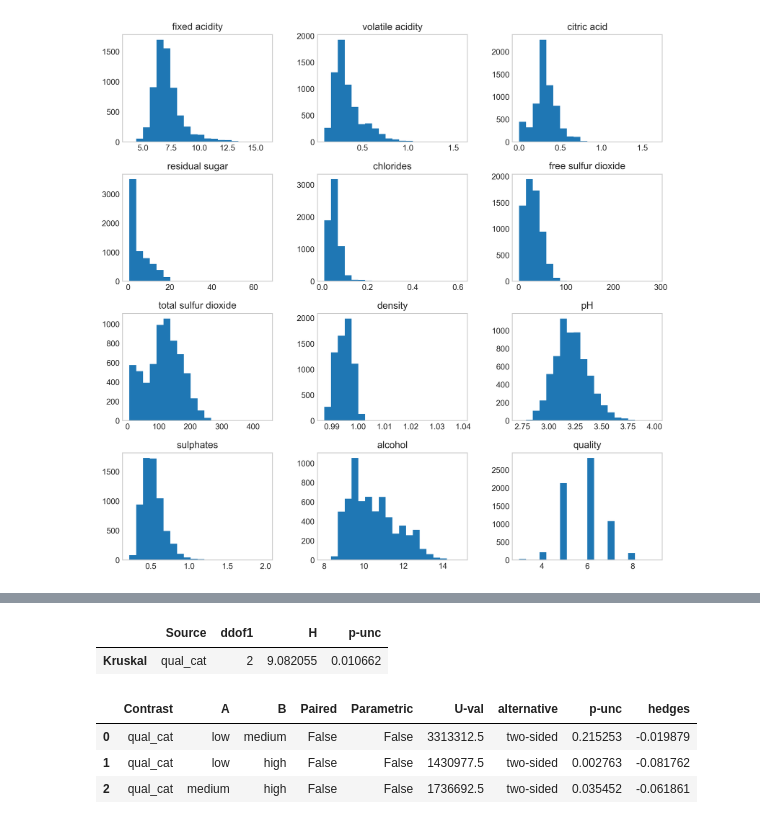
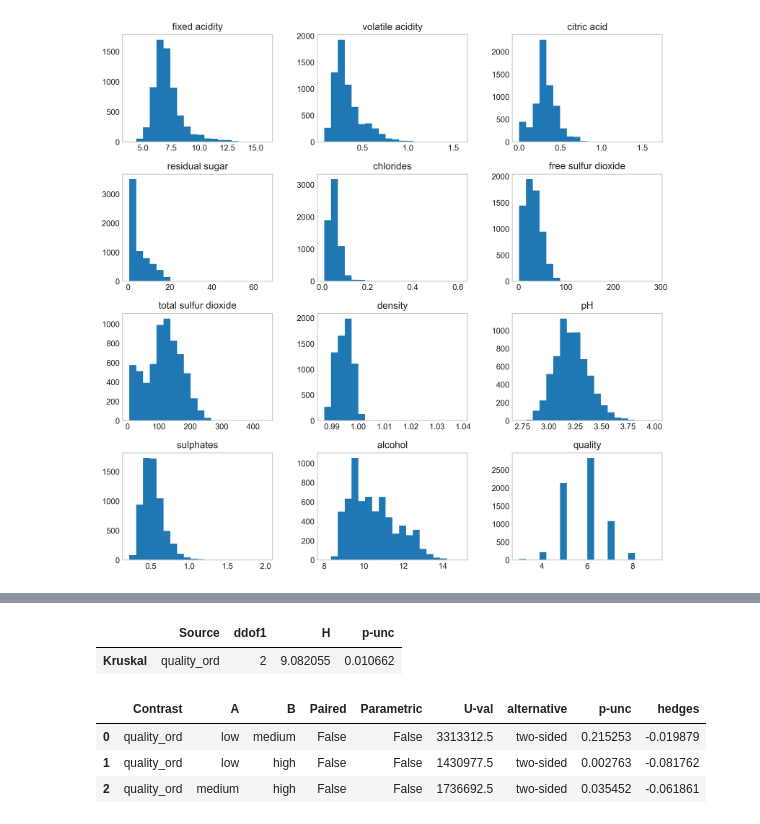
Before and after one commit to derevirn/hypothesis-test, a Jupyter notebook: hypothesis.ipynb, the cells around one changed output, grey strips where cells are left out. Cells and saved outputs as stored; diff of their text form; code cells hidden in the pictures.

```diff
--- a/hypothesis.ipynb
+++ b/hypothesis.ipynb
@@ -1,5 +1,4 @@
 # %%
-import numpy as np
 import pandas as pd
 import pingouin as pg
 import matplotlib.pyplot as plt
@@ -7,8 +6,7 @@ import matplotlib as mpl
 import seaborn as sns
 mpl.rcParams['figure.dpi'] = 300
 plt.style.use('seaborn-whitegrid')
+
+df = pd.read_csv('data/wine.csv')
+df['quality_ord'] = pd.cut(df['quality'], bins = [0, 5, 6, 9],
+       labels = ['low', 'medium', 'high'])
-# %%
-df = pd.read_csv('data/wine.csv')
-
-df['qual_cat'] = pd.cut(df['quality'], bins = [0, 5, 6, 9],
-       labels = ['low', 'medium', 'high'])
@@ -47,8 +49,8 @@ plt.show()
 [figure]
 # %%
 dv = 'pH'
-group = 'qual_cat'
+iv = 'quality_ord'
 
-df.groupby(group).median()
+df.groupby(iv).mean()
 # %% [output]
 |  | fixed acidity | volatile acidity | citric acid | residual sugar | chlorides | free sulfur dioxide | ... |
@@ -78,12 +94,12 @@ pg.normality(df, dv = dv, group = group, method = 'jarque_bera')
 # %%
-pg.kruskal(df, dv = dv, between = group)
+pg.kruskal(df, dv = dv, between = iv)
 # %% [output]
 |  | Source | ddof1 | H | p-unc |
-| Kruskal | qual_cat | 2 | 9.082055 | 0.010662 |
+| Kruskal | quality_ord | 2 | 9.082055 | 0.010662 |
 # %%
-pg.pairwise_tests(df, dv = dv, between = group, parametric = False)
+pg.pairwise_tests(df, dv = dv, between = iv, parametric = False)
 # %% [output]
 |  | Contrast | A | B | Paired | Parametric | U-val | alternative | p-unc | hedges |
-| 0 | qual_cat | low | medium | False | False | 3313312.5 | two-sided | 0.215253 | -0.019879 |
-| 1 | qual_cat | low | high | False | False | 1430977.5 | two-sided | 0.002763 | -0.081762 |
-| 2 | qual_cat | medium | high | False | False | 1736692.5 | two-sided | 0.035452 | -0.061861 |
+| 0 | quality_ord | low | medium | False | False | 3313312.5 | two-sided | 0.215253 | -0.019879 |
+| 1 | quality_ord | low | high | False | False | 1430977.5 | two-sided | 0.002763 | -0.081762 |
+| 2 | quality_ord | medium | high | False | False | 1736692.5 | two-sided | 0.035452 | -0.061861 |
```
Also changed, not shown: parts of 7 cells of this notebook.
